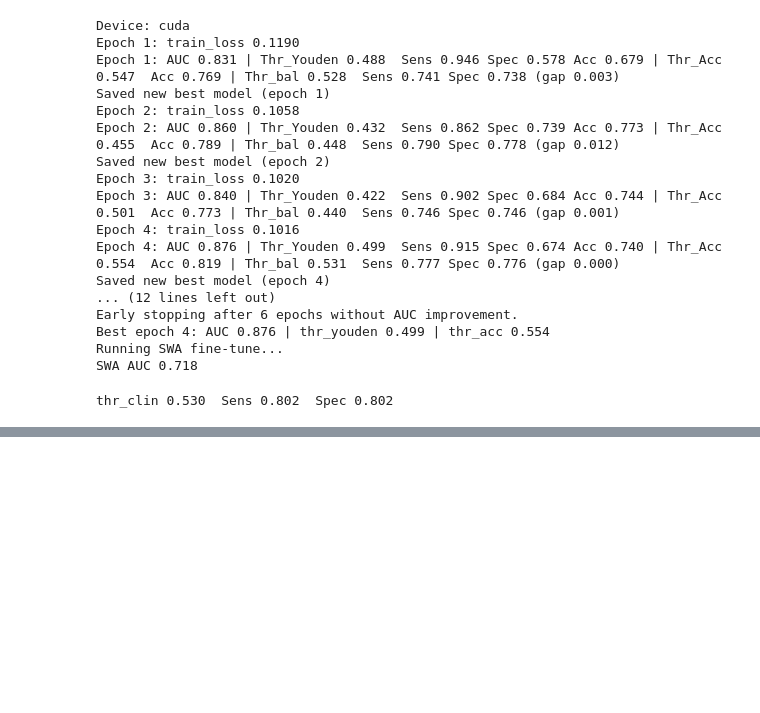
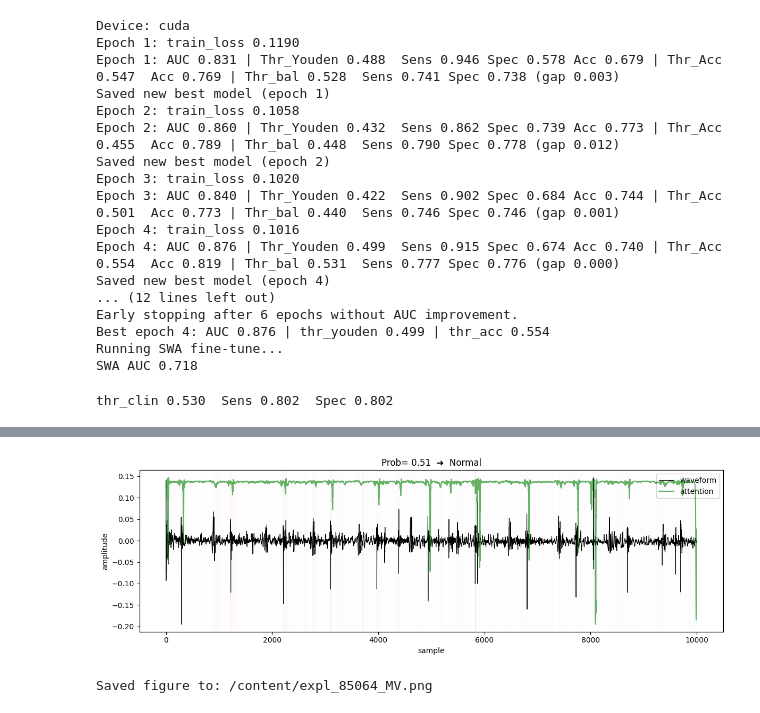
Before and after one commit to RakibAlMahdi/Rakib_XAI_FYP_final4, a Jupyter notebook: Rakib_pcg_training.ipynb, the cells around one changed output, grey strips where cells are left out. Drawn from its saved outputs; the diff is of its cells as text; code cells hidden in the pictures; blank space fills up the shorter version.

```diff
--- a/Rakib_pcg_training.ipynb
+++ b/Rakib_pcg_training.ipynb
@@ -238,0 +528,78 @@ model, THR = load_model("best_combined.pth", use_clin=True)  # THR = thr_clin
+# %%
+# ═══════════════════════════════════════════════════════════════════
+#  One-cell: install → mount → metrics on VAL set → SHAP figure
+# ═══════════════════════════════════════════════════════════════════
+!pip install torch torchaudio shap matplotlib scikit-learn --quiet
+
+from google.colab import drive; drive.mount('/content/drive')
+
+# ---------------- EDIT THESE FOUR PATHS ----------------
+SRC_DIR = "/content/drive/MyDrive/heart_pcg/src"                       # code + .pth
+CKPT    = f"{SRC_DIR}/best_combined.pth"                               # checkpoint
+WAV_DIR = "/content/drive/MyDrive/heart_pcg/circor_wav_heart_sound"    # for random demo
+VAL_DIR = "/content/drive/MyDrive/heart_pcg/val_split"                 # wavs for metrics
+# --------------------------------------------------------
+
+# --- python setup & warning filters ---
+import sys, os, glob, random, warnings, numpy as np, torch, torchaudio
+warnings.filterwarnings("ignore", message="Using padding='same'")
+warnings.filterwarnings("ignore", message="unrecognized nn.Module")
+
+if SRC_DIR not in sys.path: sys.path.insert(0, SRC_DIR)
+
+# always reload to get latest edits
+import importlib, xai_utils; importlib.reload(xai_utils)
+from xai_utils import (
+    load_model, prepare_explainer,
+    generate_explanation, visualise_explanation
+)
+
+device = 'cuda' if torch.cuda.is_available() else 'cpu'
+model  = load_model(CKPT, device)
+expl   = prepare_explainer(model, background_size=8, device=device)
+thr    = torch.load(CKPT)['thr_clin']        # clinical threshold
+
+# ═══════════════════════════════════════════════════════
+#  A. quick sanity metrics on your validation WAV folder
+# ═══════════════════════════════════════════════════════
+wav_list = glob.glob(os.path.join(VAL_DIR, "**/*.wav"), recursive=True)
+probs, labels = [], []
+
+for w in wav_list:
+    wav, sr = torchaudio.load(w)
+    if sr != 1000:
+        wav = torchaudio.functional.resample(wav, sr, 1000)
+    wav = torch.nn.functional.pad(wav, (0, max(0, 10_000 - wav.shape[1])))[:, :10_000]
+    p = torch.sigmoid(model(wav.unsqueeze(0).to(device))).item()
+    probs.append(p)
+
+    # crude label: filename contains "Normal" / "Abnormal"
+    labels.append(1 if "Abnormal" in os.path.basename(w) else 0)
+
+if len(np.unique(labels)) == 2:
+    from sklearn.metrics import confusion_matrix, roc_auc_score
+    tn, fp, fn, tp = confusion_matrix(labels, (np.array(probs) >= thr)).ravel()
+    sens = tp / (tp + fn);  spec = tn / (tn + fp)
+    auc  = roc_auc_score(labels, probs)
+    print(f"\nValidation  n={len(labels)}  |  AUC {auc:.3f}  Sens {sens:.3f}  "
+          f"Spec {spec:.3f}  @thr {thr:.3f}")
+else:
+    print("\nValidation set contains only one class → Sens/Spec not computable.")
+
+# ═══════════════════════════════════════════════════════
+#  B. explain one random WAV & save figure
+# ═══════════════════════════════════════════════════════
+wav_path = random.choice(glob.glob(os.path.join(WAV_DIR, "*.wav")))
+print("Random WAV for demo:", wav_path)
+
+wav, sr = torchaudio.load(wav_path)
+if sr != 1000:
+    wav = torchaudio.functional.resample(wav, sr, 1000)
+wav = torch.nn.functional.pad(wav, (0, max(0, 10_000 - wav.shape[1])))[:, :10_000]
+
+info = generate_explanation(wav.squeeze(), model, expl, threshold=thr)
+
+png_out = f"/content/expl_{os.path.basename(wav_path).replace('.wav','.png')}"
+visualise_explanation(info, show_attention=True, save_path=png_out)
+print("Saved figure to:", png_out)
+# %% [output]
@@ -238,0 +610,2 @@ model, THR = load_model("best_combined.pth", use_clin=True)  # THR = thr_clin
+[figure, added]
+Saved figure to: /content/expl_85064_MV.png
```
Also changed, not shown: parts of 12 cells of this notebook.
